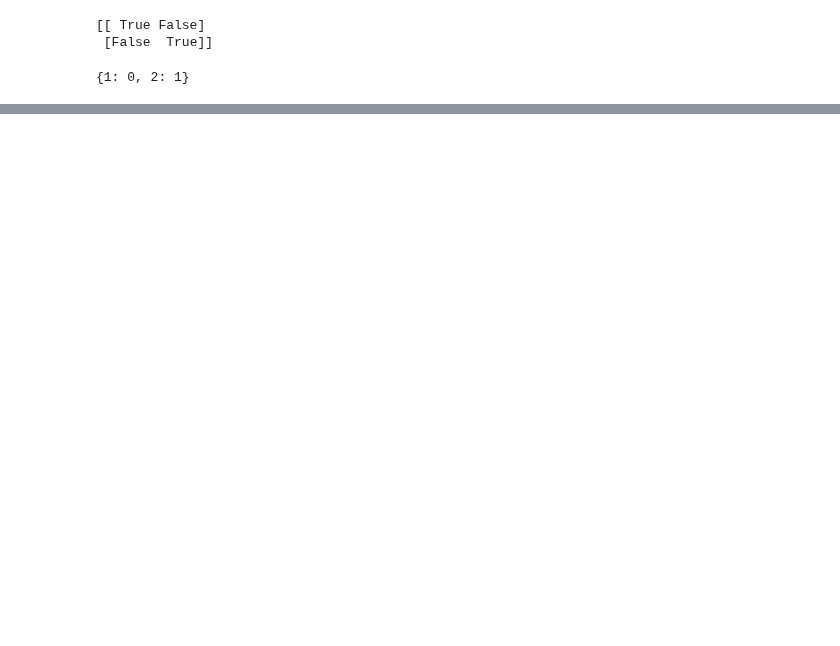
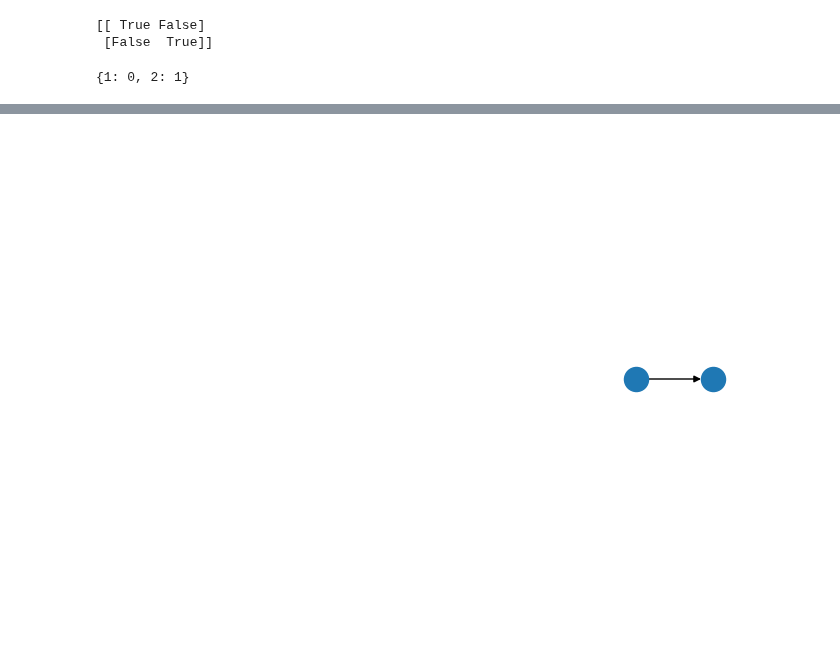
Before and after one commit to tathagatasrimani/codesign, a Jupyter notebook: src/testingWireLengths.ipynb, the cells around one changed output, grey strips where cells are left out. Drawn from its saved outputs; the diff is of its cells as text; code cells hidden in the pictures; blank space fills up the shorter version.

Commit message:
Initial testing of the draw() function with networkx

```diff
--- a/src/testingWireLengths.ipynb
+++ b/src/testingWireLengths.ipynb
@@ -368,0 +369,6 @@ print(length_dict)
+# %%
+positions_dict = {1:(0, 0), 2:(length_dict[1][2], 0)}
+# %%
+nx.draw(newGraph, pos=positions_dict)
+# %% [output]
+[figure, added]
```
Also changed, not shown: parts of 3 cells of this notebook.
